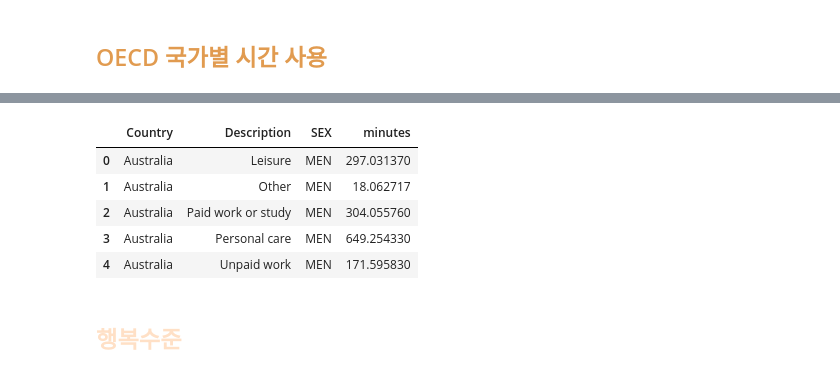
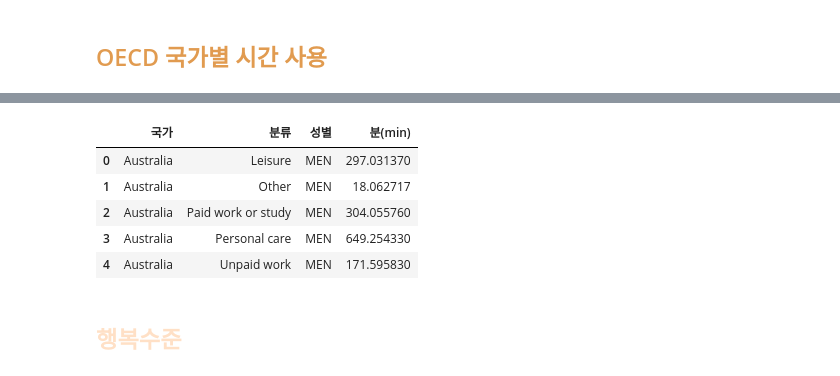
Before and after one commit to nyeokinyeoki/Toy-Projects-with-Tableau, a Jupyter notebook: Side_pro_leis.ipynb, the cells around one changed output, grey strips where cells are left out. Cells and saved outputs as stored; diff of their text form; code cells hidden in the pictures.

```diff
--- a/Side_pro_leis.ipynb
+++ b/Side_pro_leis.ipynb
@@ -167,10 +174,11 @@ timeUse_oecd.rename({"Value":"minutes"}, axis=1, inplace=True)
 # %%
 # 아래와 같은 순서로 오름차순 후 인덱스 리셋
 timeUse_oecd = timeUse_oecd.sort_values(by=["Country", "SEX", "Description"], ascending=True)
 timeUse_oecd = timeUse_oecd.reset_index(drop=True)
+timeUse_oecd.columns = ["국가", "분류", "성별", "분(min)"]
 timeUse_oecd.head()
 # %% [output]
-|  | Country | Description | SEX | minutes |
+|  | 국가 | 분류 | 성별 | 분(min) |
 | 0 | Australia | Leisure | MEN | 297.031370 |
 | 1 | Australia | Other | MEN | 18.062717 |
 | 2 | Australia | Paid work or study | MEN | 304.055760 |
```
Also changed, not shown: parts of 40 cells of this notebook, 2 other files.
